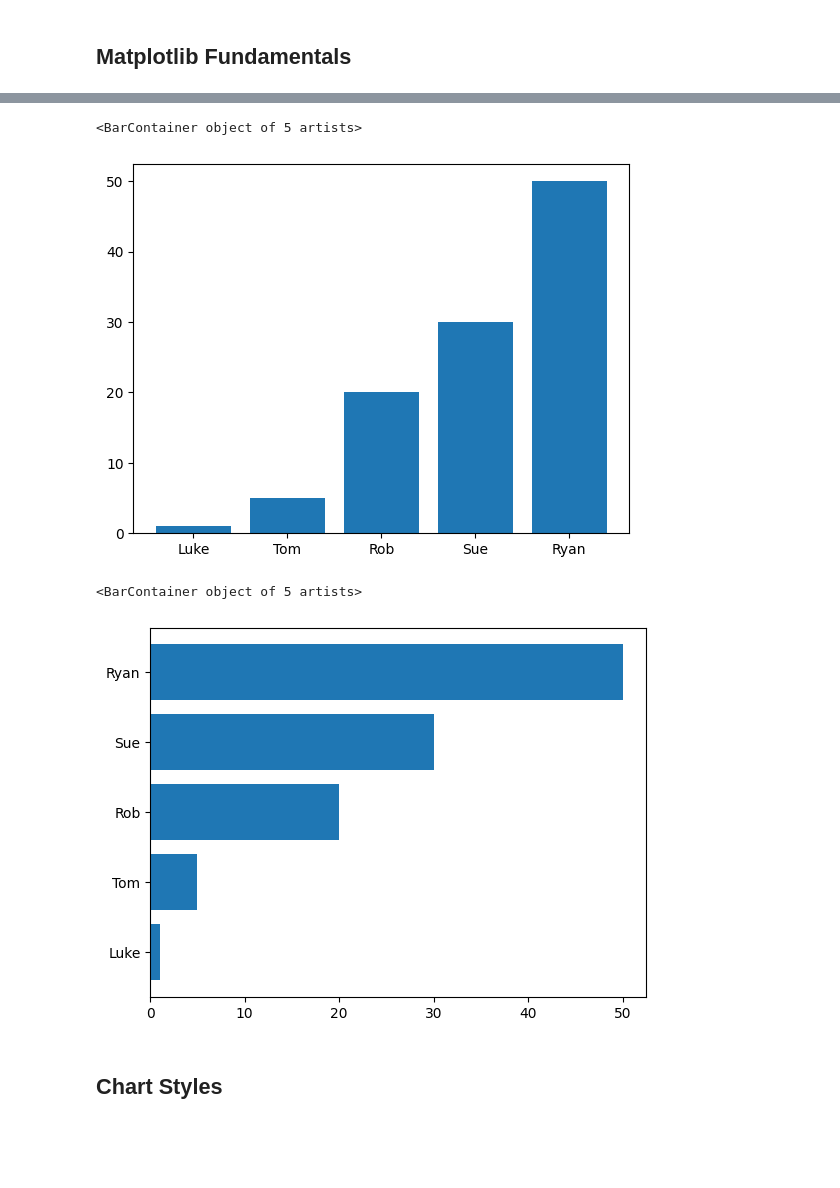
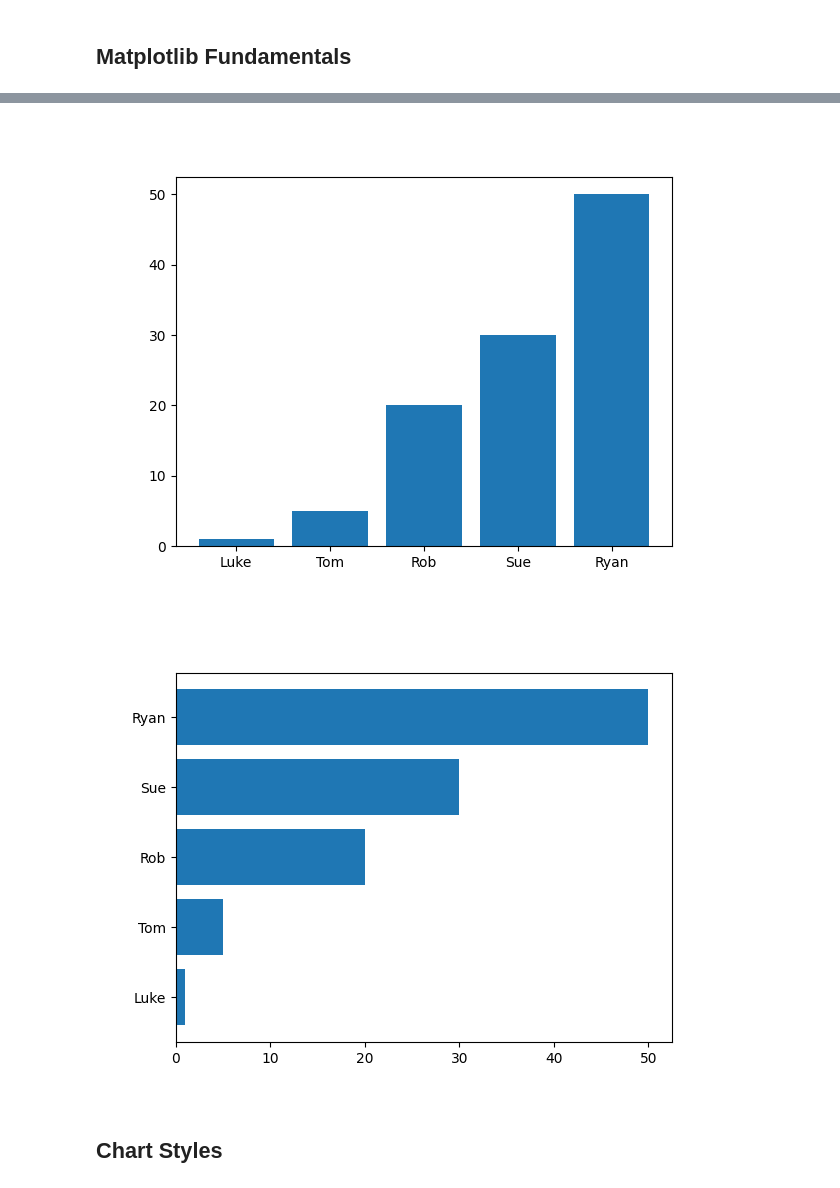
Before and after one commit to mt-robotics/python, a Jupyter notebook: data_science/matplotlib/matplotlib.ipynb, the cells around one changed output, grey strips where cells are left out. Saved outputs shown, nothing was run; the diff lists cells and outputs as text; code cells hidden in the pictures; blank space fills up the shorter version.

```diff
--- a/data_science/matplotlib/matplotlib.ipynb
+++ b/data_science/matplotlib/matplotlib.ipynb
@@ -49,16 +60,19 @@ plt.plot(x, y, 'r.--')
 # %%
 # show a bar char
 xstr = ['Luke', 'Tom', 'Rob', 'Sue', 'Ryan']
+
+plt.figure()
 plt.bar(xstr, y)
+plt.show()
 # %% [output]
-<BarContainer object of 5 artists>
-[figure, old version]
+[figure, new version]
 # %%
 # show horizontal bar chart
+plt.figure()
 plt.barh(xstr, y)
+plt.show()
 # %% [output]
-<BarContainer object of 5 artists>
-[figure, old version]
+[figure, new version]
 # %% [markdown]
 ## Chart Styles
 # %%
```
Also changed, not shown: parts of 27 cells of this notebook, 7 other files.
